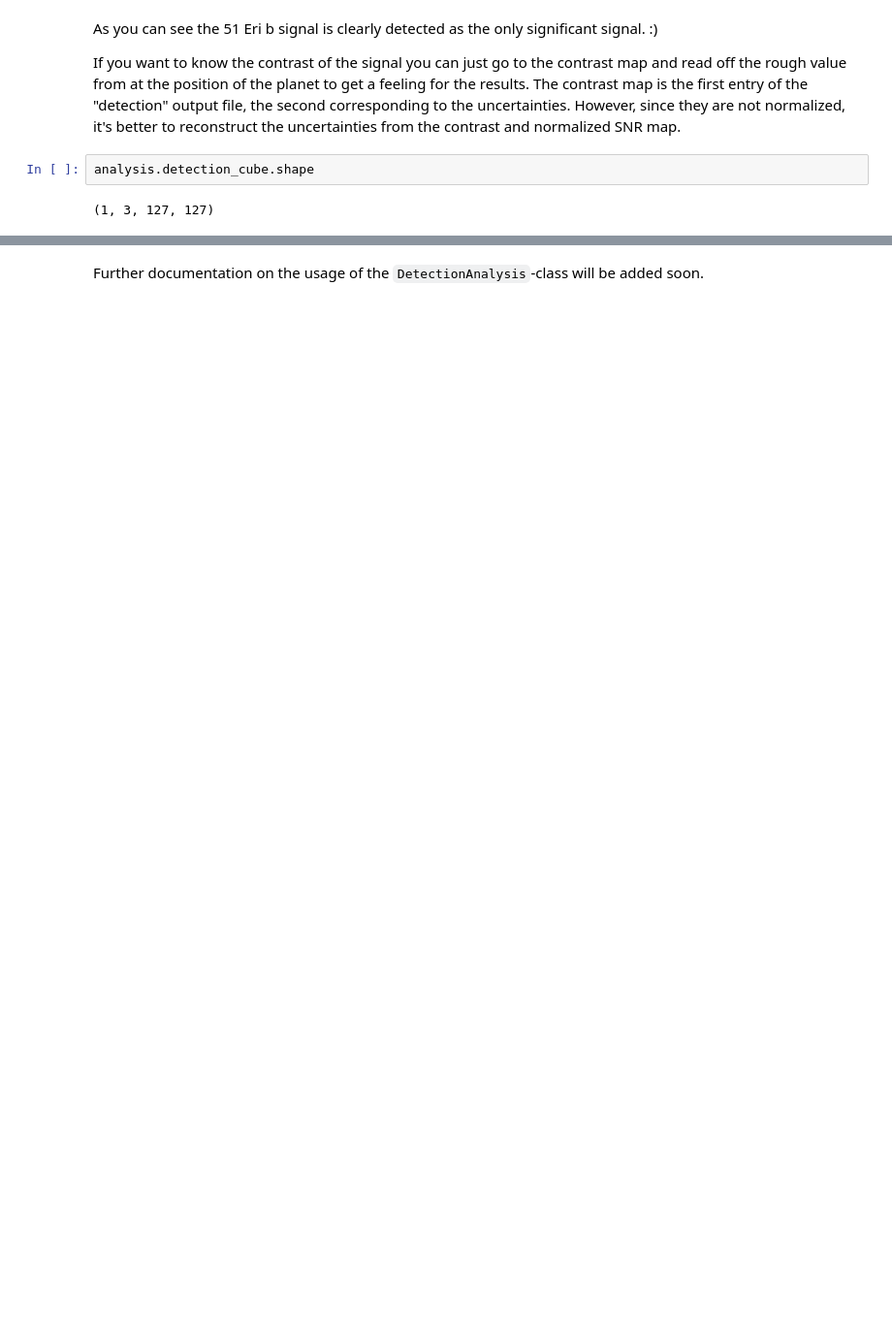
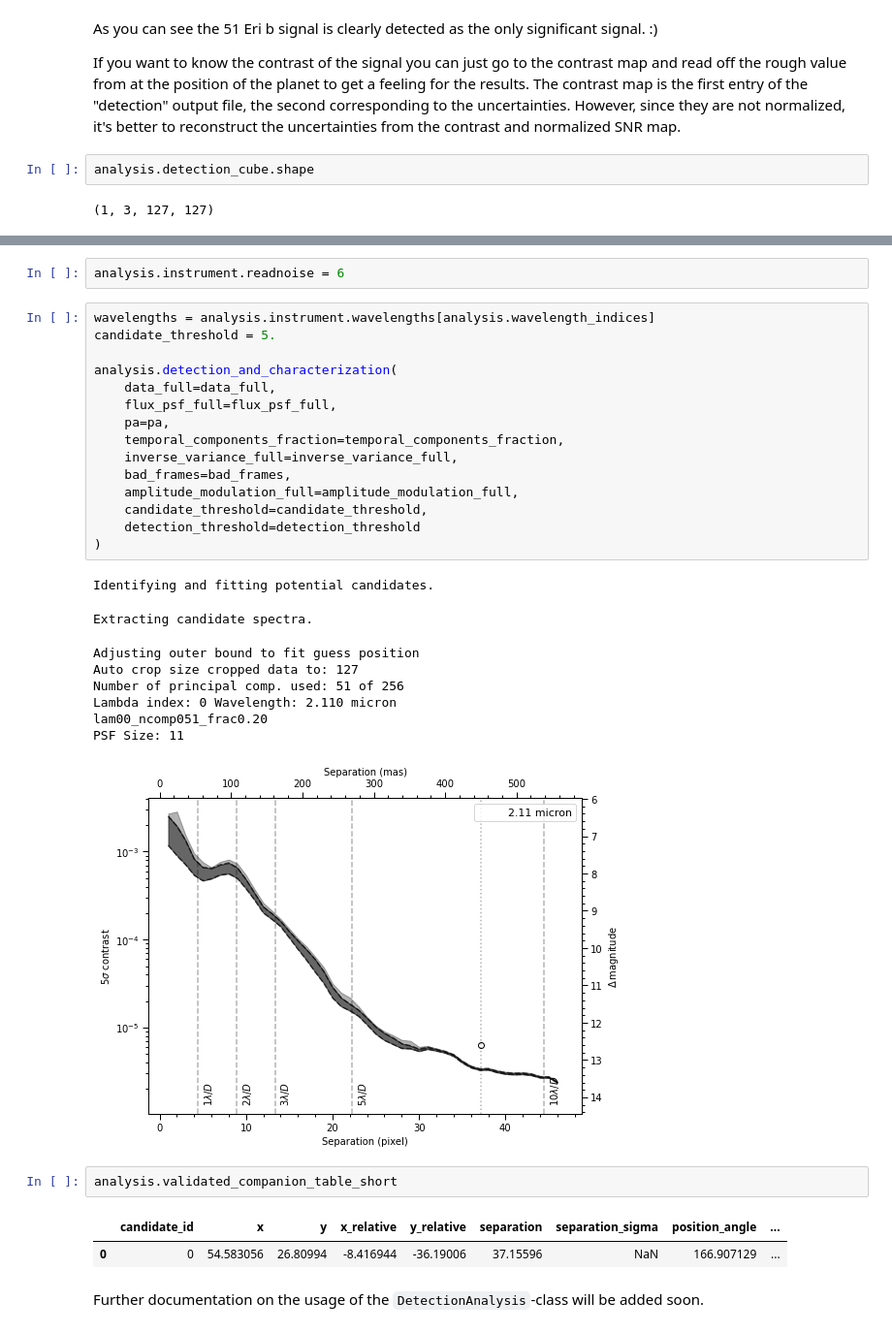
Before and after one commit to m-samland/trap, a Jupyter notebook: tutorial.ipynb, the cells around one changed output, grey strips where cells are left out. Shown: that part at 97% size. Drawn from its saved outputs; the diff is of its cells as text; blank space fills up the shorter version.

Commit message:
Added example for non-template matched detection

```diff
--- a/tutorial.ipynb
+++ b/tutorial.ipynb
@@ -206,2 +199,34 @@ plot_scale(analysis.detection_cube[0,0], relative_to_center=True)
+# %%
+analysis.instrument.readnoise = 6
+# %%
+wavelengths = analysis.instrument.wavelengths[analysis.wavelength_indices]
+candidate_threshold = 5.
+
+analysis.detection_and_characterization(
+    data_full=data_full,
+    flux_psf_full=flux_psf_full,
+    pa=pa,
+    temporal_components_fraction=temporal_components_fraction,
+    inverse_variance_full=inverse_variance_full,
+    bad_frames=bad_frames,
+    amplitude_modulation_full=amplitude_modulation_full,
+    candidate_threshold=candidate_threshold,
+    detection_threshold=detection_threshold
+)
+# %% [output]
+Identifying and fitting potential candidates.
+Extracting candidate spectra.
+Adjusting outer bound to fit guess position
+Auto crop size cropped data to: 127
+Number of principal comp. used: 51 of 256
+Lambda index: 0 Wavelength: 2.110 micron
+lam00_ncomp051_frac0.20
+PSF Size: 11
+[figure, added]
+# %%
+analysis.validated_companion_table_short
+# %% [output]
+|  | candidate_id | x | y | x_relative | y_relative | separation | separation_sigma | position_angle | ... |
+| 0 | 0 | 54.583056 | 26.80994 | -8.416944 | -36.19006 | 37.15596 | NaN | 166.907129 | ... |
 # %% [markdown]
 Further documentation on the usage of the `DetectionAnalysis`-class will be added soon.
```
Also changed, not shown: parts of 5 cells of this notebook.
